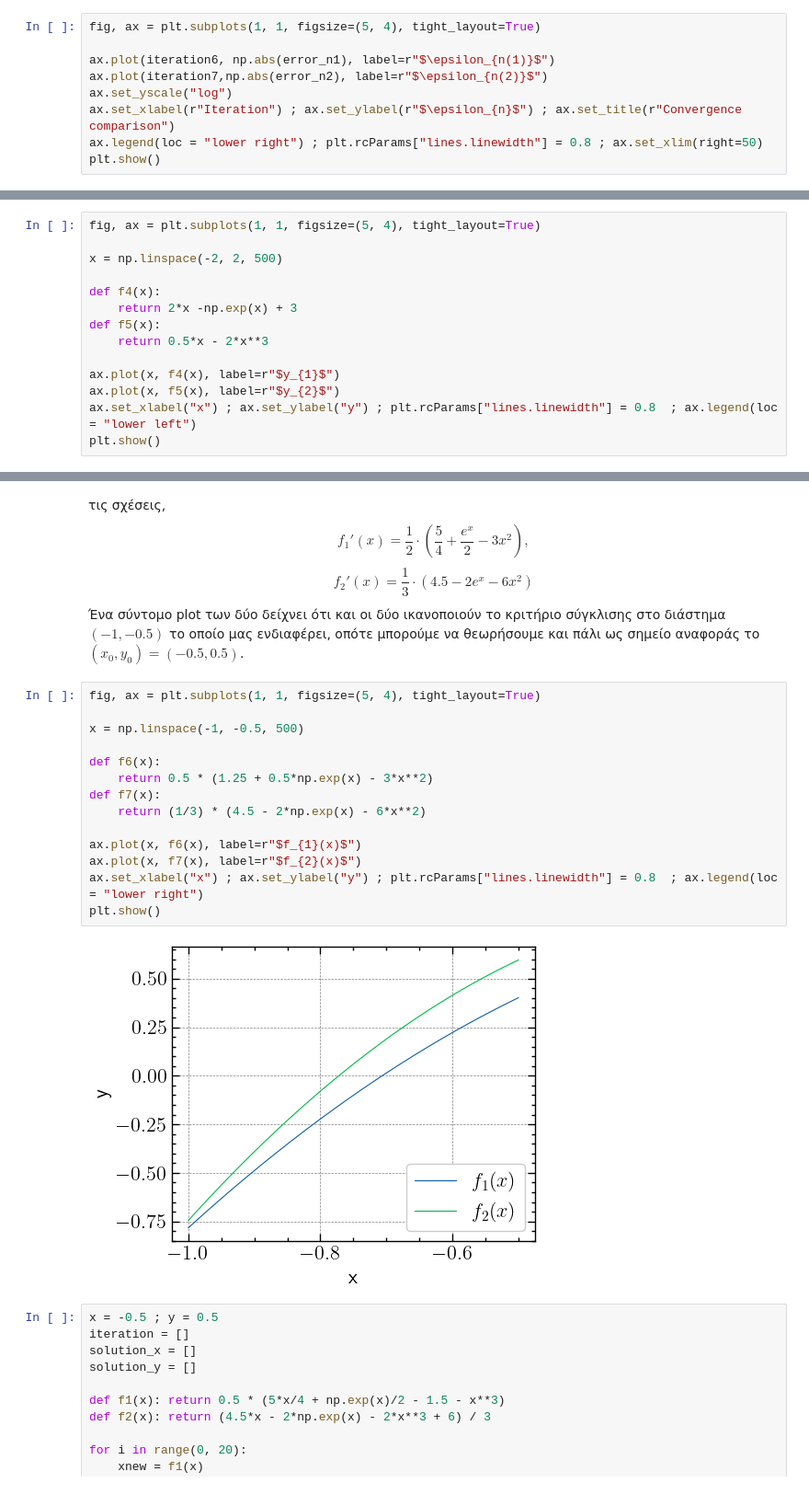
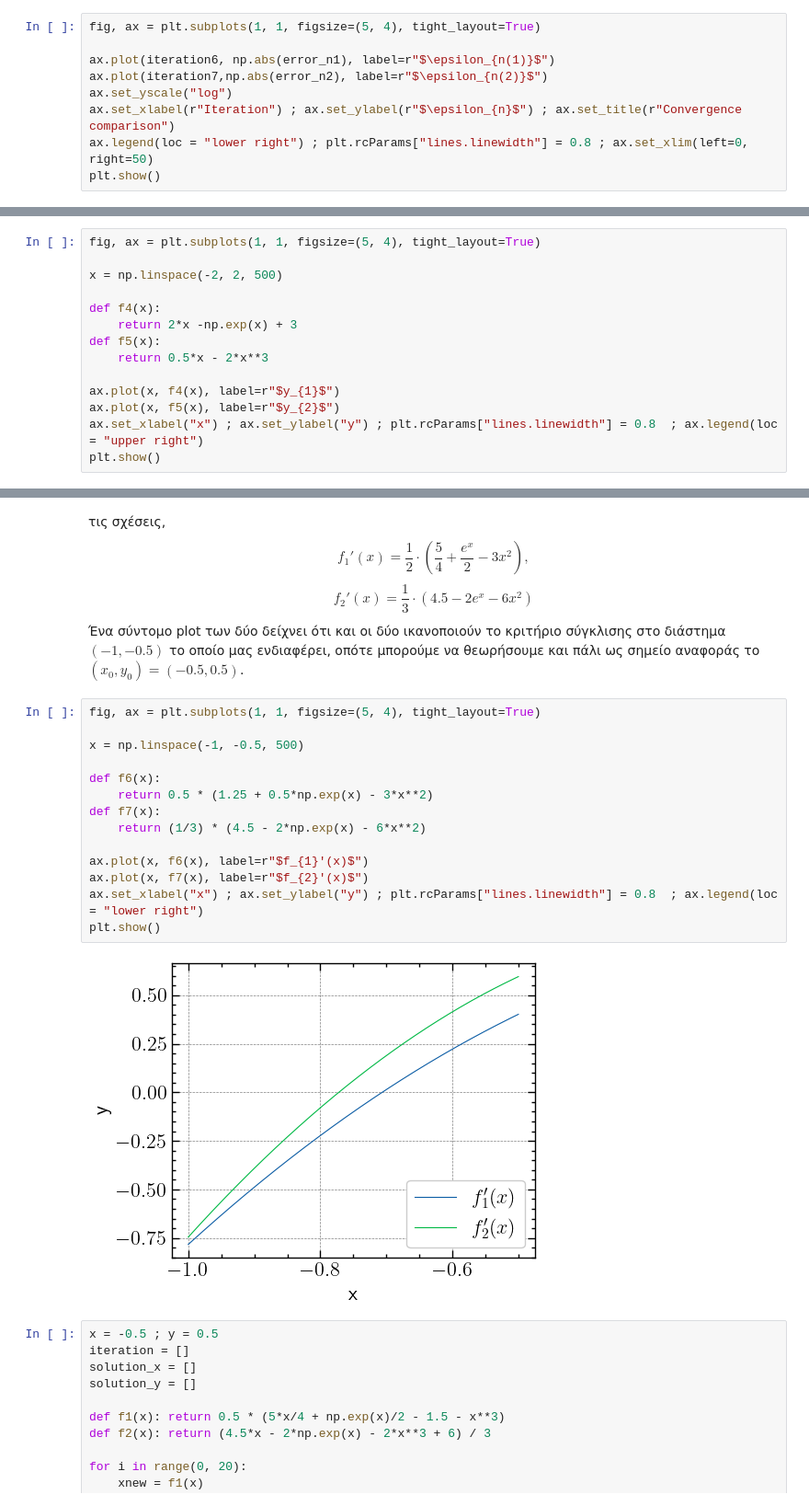
Before and after one commit to DimitrisKour/-, a Jupyter notebook: 15754 - Αριθμητική ανάλυση - Σετ 1.ipynb, the cells around one changed output, grey strips where cells are left out. Shown at 92% size. Saved outputs shown, nothing was run; the diff lists cells and outputs as text.

```diff
--- a/15754 - Αριθμητική ανάλυση - Σετ 1.ipynb
+++ b/15754 - Αριθμητική ανάλυση - Σετ 1.ipynb
@@ -445,6 +445,6 @@ ax.plot(iteration6, np.abs(error_n1), label=r"$\epsilon_{n(1)}$")
 ax.plot(iteration7,np.abs(error_n2), label=r"$\epsilon_{n(2)}$")
 ax.set_yscale("log")
 ax.set_xlabel(r"Iteration") ; ax.set_ylabel(r"$\epsilon_{n}$") ; ax.set_title(r"Convergence comparison")
-ax.legend(loc = "lower right") ; plt.rcParams["lines.linewidth"] = 0.8 ; ax.set_xlim(right=50)
+ax.legend(loc = "lower right") ; plt.rcParams["lines.linewidth"] = 0.8 ; ax.set_xlim(left=0, right=50)
 plt.show()
 # %% [output]
@@ -470,6 +470,6 @@ def f5(x):
 
 ax.plot(x, f4(x), label=r"$y_{1}$")
 ax.plot(x, f5(x), label=r"$y_{2}$")
-ax.set_xlabel("x") ; ax.set_ylabel("y") ; plt.rcParams["lines.linewidth"] = 0.8  ; ax.legend(loc = "lower left")
+ax.set_xlabel("x") ; ax.set_ylabel("y") ; plt.rcParams["lines.linewidth"] = 0.8  ; ax.legend(loc = "upper right")
 plt.show()
 # %% [output]
@@ -527,19 +527,19 @@ $$f_{2}'(x)=\frac{1}{3}\cdot\left(4.5-2e^{x}-6x^{2}\right)$$
 # %%
 fig, ax = plt.subplots(1, 1, figsize=(5, 4), tight_layout=True)
 
 x = np.linspace(-1, -0.5, 500)
 
 def f6(x):
     return 0.5 * (1.25 + 0.5*np.exp(x) - 3*x**2)
 def f7(x):
     return (1/3) * (4.5 - 2*np.exp(x) - 6*x**2)
 
-ax.plot(x, f6(x), label=r"$f_{1}(x)$")
-ax.plot(x, f7(x), label=r"$f_{2}(x)$")
+ax.plot(x, f6(x), label=r"$f_{1}'(x)$")
+ax.plot(x, f7(x), label=r"$f_{2}'(x)$")
 ax.set_xlabel("x") ; ax.set_ylabel("y") ; plt.rcParams["lines.linewidth"] = 0.8  ; ax.legend(loc = "lower right")
 plt.show()
 # %% [output]
-[figure, old version]
+[figure, new version]
 # %%
 x = -0.5 ; y = 0.5
 iteration = []
```
Also changed, not shown: parts of 3 cells of this notebook.
